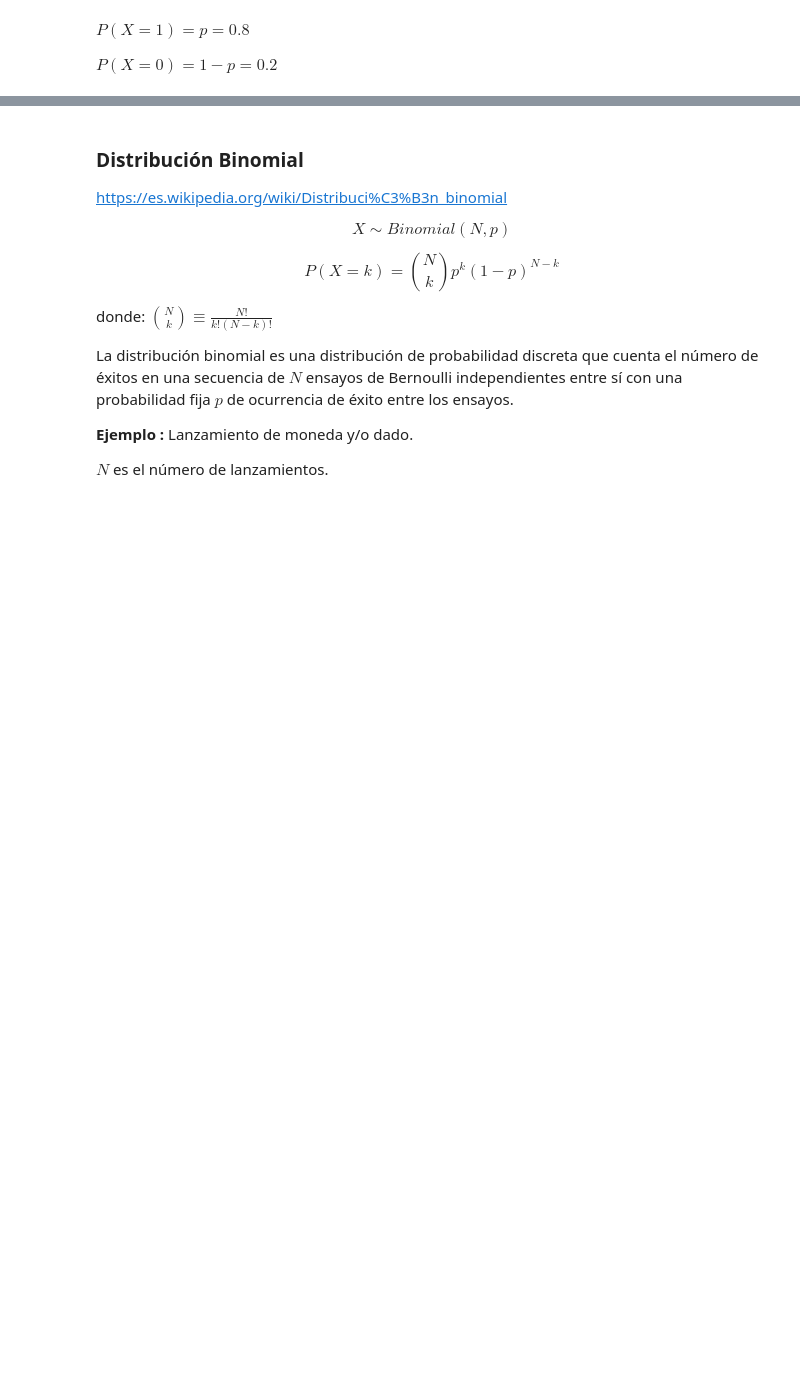
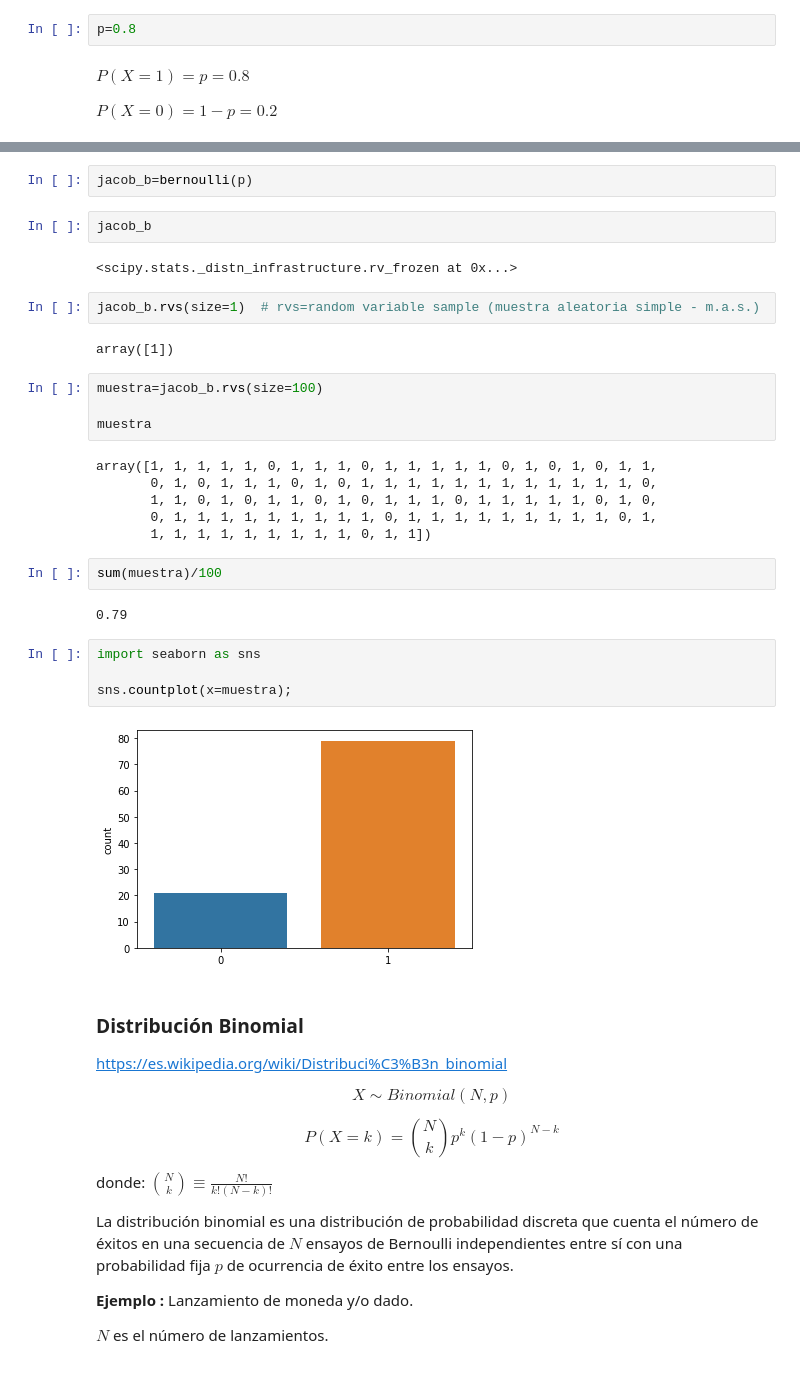
Before and after one commit to Pomilusky/apuntes_clase, a Jupyter notebook: semana_5/2.2 - Distribuciones Discretas.ipynb, the cells around one changed output, grey strips where cells are left out. Saved outputs shown, nothing was run; the diff lists cells and outputs as text; blank space fills up the shorter version.

```diff
--- a/semana_5/2.2 - Distribuciones Discretas.ipynb
+++ b/semana_5/2.2 - Distribuciones Discretas.ipynb
@@ -25,6 +25,8 @@ Se basa en el experiemento de Bernoulli. Solo tiene dos posibles resultados, con
 $\Omega = \{0, 1\}$  Espacio muestral, pensando en cara-cruz.
 
 Llamamos $p$ a la probabilidad de éxito, que salga cara por ejemplo.
+# %%
+p=0.8
 # %% [markdown]
 $P(X=1)=p=0.8$
 
@@ -32,3 +36,33 @@ $P(X=0)=1-p=0.2$
+# %%
+jacob_b=bernoulli(p)
+# %%
+jacob_b
+# %% [output]
+<scipy.stats._distn_infrastructure.rv_frozen at 0x...>
+# %%
+jacob_b.rvs(size=1)  # rvs=random variable sample (muestra aleatoria simple - m.a.s.)
+# %% [output]
+array([1])
+# %%
+muestra=jacob_b.rvs(size=100)
+
+muestra
+# %% [output]
+array([1, 1, 1, 1, 1, 0, 1, 1, 1, 0, 1, 1, 1, 1, 1, 0, 1, 0, 1, 0, 1, 1,
+       0, 1, 0, 1, 1, 1, 0, 1, 0, 1, 1, 1, 1, 1, 1, 1, 1, 1, 1, 1, 1, 0,
+       1, 1, 0, 1, 0, 1, 1, 0, 1, 0, 1, 1, 1, 0, 1, 1, 1, 1, 1, 0, 1, 0,
+       0, 1, 1, 1, 1, 1, 1, 1, 1, 1, 0, 1, 1, 1, 1, 1, 1, 1, 1, 1, 0, 1,
+       1, 1, 1, 1, 1, 1, 1, 1, 1, 0, 1, 1])
+# %%
+sum(muestra)/100
+# %% [output]
+0.79
+# %%
+import seaborn as sns
+
+sns.countplot(x=muestra);
+# %% [output]
+[figure, added]
 # %% [markdown]
 ### Distribución Binomial
 
```
Also changed, not shown: parts of 43 cells of this notebook.
